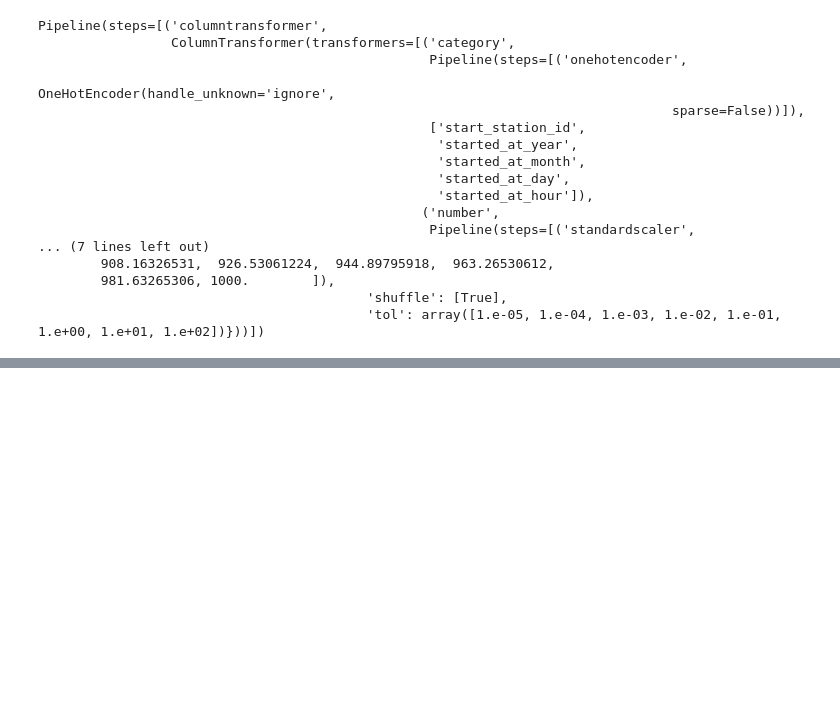
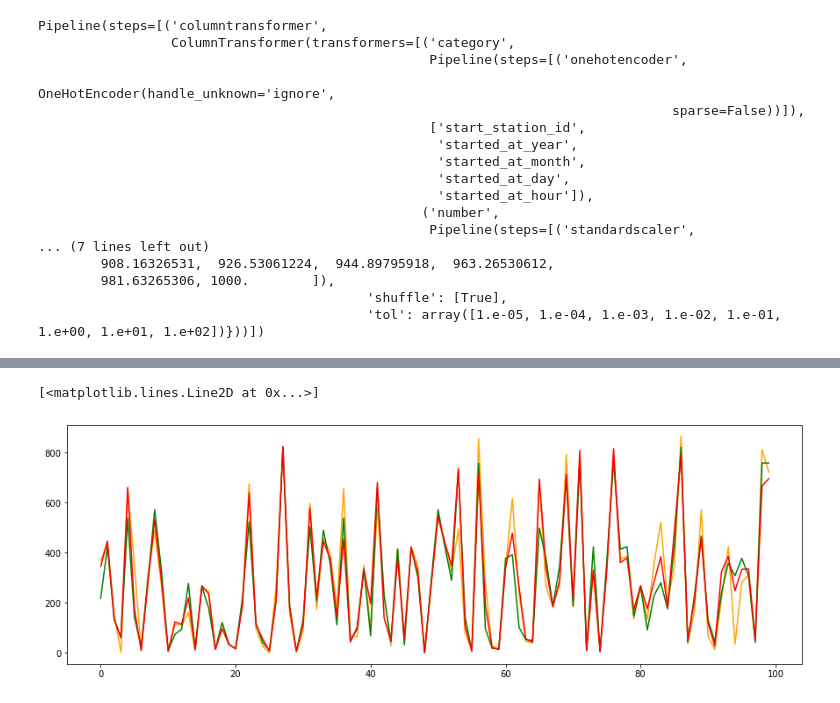
Before and after one commit to eric-albrecht-3372/bike_machine_learning, a Jupyter notebook: Notebooks/Bike Usage Regressor - No Complementary Data.ipynb, the cells around one changed output, grey strips where cells are left out. Cells and saved outputs as stored; diff of their text form; code cells hidden in the pictures; blank space fills up the shorter version.

```diff
--- a/Notebooks/Bike Usage Regressor - No Complementary Data.ipynb
+++ b/Notebooks/Bike Usage Regressor - No Complementary Data.ipynb
@@ -728,0 +737,10 @@ y_poly_preds = poly_pipeline.predict(x_poly_val)
+# %%
+# Plot out the results against others
+index = 100
+plt.figure(figsize=(15,5))
+plt.plot(y_val[:index], color="orange")
+plt.plot(y_dt_preds[:index], color="green")
+plt.plot(y_rf_preds[:index], "red")
+# %% [output]
+[<matplotlib.lines.Line2D at 0x...>]
+[figure, added]
```
Also changed, not shown: parts of 29 cells of this notebook.
